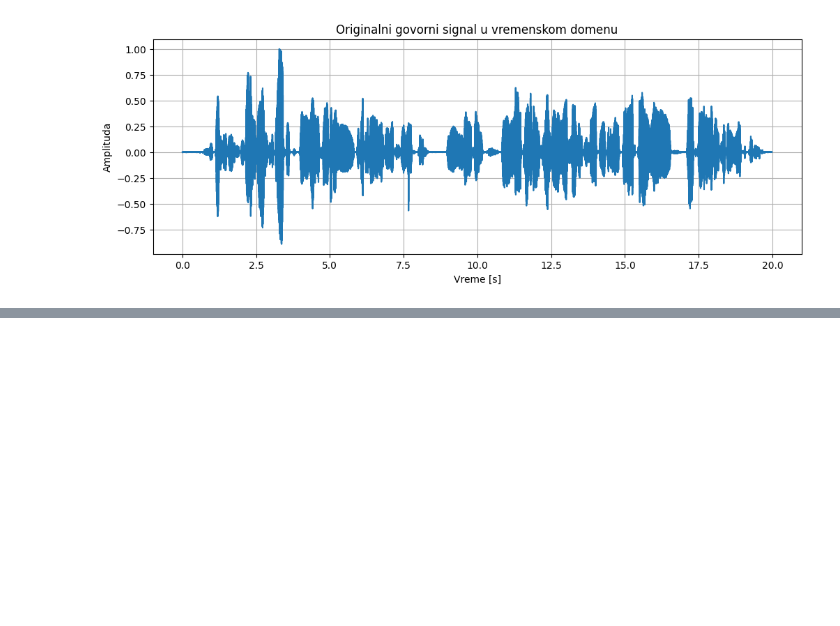
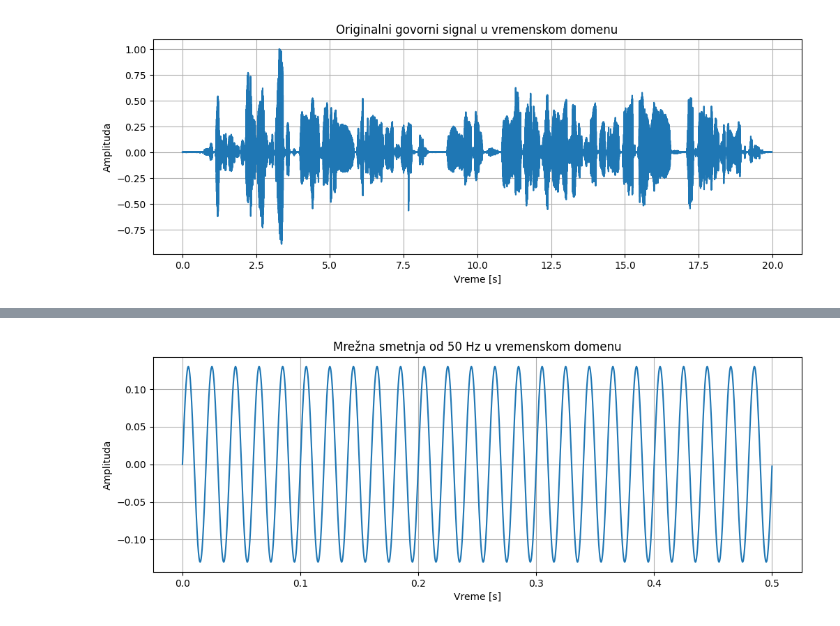
Before and after one commit to KomFi31/Fakultet, a Jupyter notebook: DSP/Obrada audio signala.ipynb, the cells around one changed output, grey strips where cells are left out. Saved outputs shown, nothing was run; the diff lists cells and outputs as text; code cells hidden in the pictures; blank space fills up the shorter version.

```diff
--- a/DSP/Obrada audio signala.ipynb
+++ b/DSP/Obrada audio signala.ipynb
@@ -122,0 +146,11 @@ plt.show()
+# %%
+# Parametri mrežne smetnje
+f0 = 50          # frekvencija mrežne smetnje [Hz]
+A_noise = 0.13   # amplituda smetnje, uzimamo sitnu vrednost zbog dominantnosti originalnog signala, ali opet primetna da bude smetnja
+
+# Generisanje sinusne smetnje
+network_noise = A_noise * np.sin(2 * np.pi * f0 * t)
+
+# Dodavanje smetnje originalnom signalu
+x_noisy = x + network_noise
+print(np.max(np.abs(x_noisy)))
@@ -122,0 +184,13 @@ plt.show()
+# %%
+# Prikaz prvih 0.5 s mrežne smetnje
+time_limit = 0.5
+samples_limit = int(time_limit * fs)
+
+plt.figure()
+plt.plot(t[:samples_limit], network_noise[:samples_limit])
+plt.xlabel("Vreme [s]")
+plt.ylabel("Amplituda")
+plt.title("Mrežna smetnja od 50 Hz u vremenskom domenu")
+plt.show()
+# %% [output]
+[figure, added]
```
Also changed, not shown: parts of 22 cells of this notebook.
